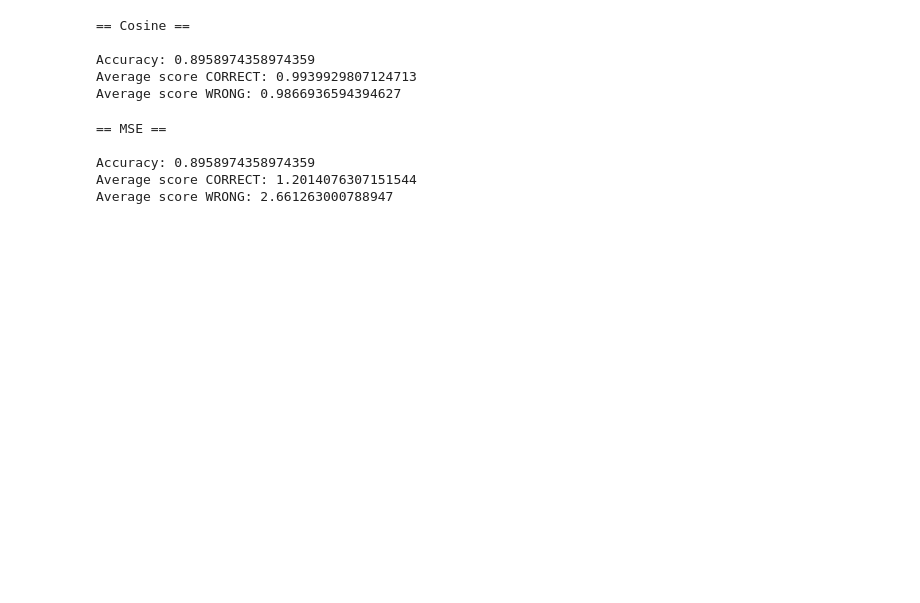
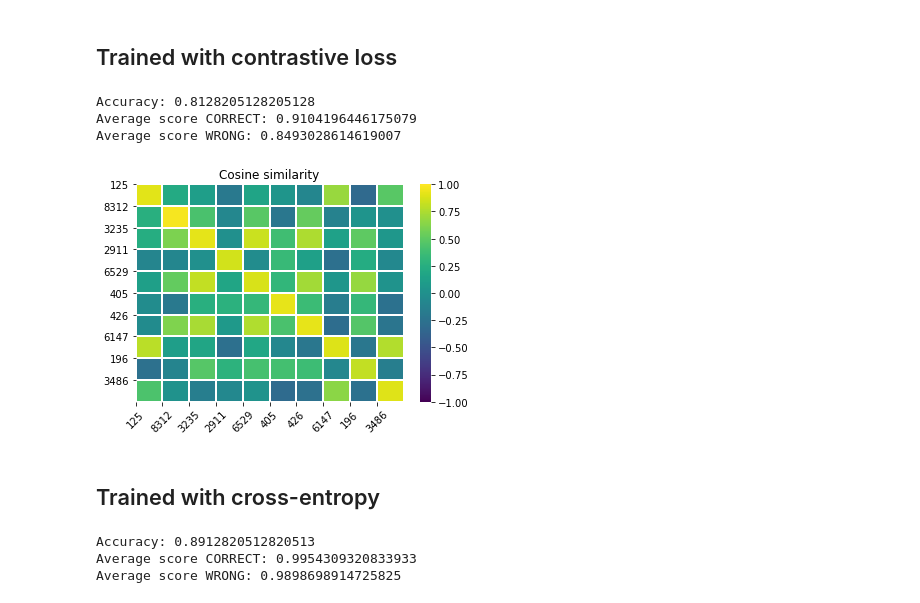
Before and after one commit to helia95/SpeakerRecognition_tutorial, a Jupyter notebook: notebooks/verification_notebook_v2.ipynb, the cells around one changed output. Cells and saved outputs as stored; diff of their text form; code cells hidden in the pictures; blank space fills up the shorter version.

Commit message:
verif_trained

```diff
--- a/notebooks/verification_notebook_v2.ipynb
+++ b/notebooks/verification_notebook_v2.ipynb
@@ -41 +50,35 @@ test_embd = load_test(path_embd_test)
+# %%
+def plot_cmap(n_users_to_plot, users, tot):
+
+    #norm_dict = {k:tot[k]['scores']/tot[k]['count'] for k in tot.keys()}
+    #df = pd.DataFrame.from_dict(norm_dict, orient='index', columns=users)
+
+    k = 0
+    F = np.zeros((n_users_to_plot, n_users_to_plot))
+
+    idx_spk_to_plot = random.sample(range(len(users)), n_users_to_plot)
+
+
+    users_to_plot = []
+
+    for idx in idx_spk_to_plot:
+
+        curr_user = users[idx]
+        users_to_plot.append(curr_user) # for plotting
+
+        norm_score = tot[curr_user]['scores'] / tot[curr_user]['count']
+
+        F[k, :] = norm_score[idx_spk_to_plot]   # add only the selected speakers
+        k += 1
+
+
+    ax = sns.heatmap(F, linewidth=1, cmap='viridis', vmin=-1, vmax=1)
+    ax.set_xticks(np.arange(len(users_to_plot)))
+    ax.set_yticks(np.arange(len(users_to_plot)))
+
+    ax.set_yticklabels(labels=users_to_plot, rotation=0)
+    ax.set_xticklabels(labels=users_to_plot, rotation=45)
+
+
+    ax.set_title("Cosine similarity")
 # %%
@@ -108,18 +139,18 @@ def analyze(db):
-# %%
-print('== Cosine ==\n')
-idx_c = analyze(DB_cosine)
-# %% [output]
-== Cosine ==
-
-Accuracy: 0.8958974358974359
-Average score CORRECT: 0.9939929807124713
-Average score WRONG: 0.9866936594394627
-# %%
-print('== MSE ==\n')
-idx_m = analyze(DB_mse)
-# %% [output]
-== MSE ==
-
-Accuracy: 0.8958974358974359
-Average score CORRECT: 1.2014076307151544
-Average score WRONG: 2.661263000788947
+# %% [markdown]
+## Trained with contrastive loss
+# %%
+path_embd_test = '/cas/DeepLearn/elperu/tmp/speech_datasets/LibriSpeech/embeddings_10/test_samples.csv'
+path_embd_enroll =  '/cas/DeepLearn/elperu/tmp/speech_datasets/LibriSpeech/embeddings_10/enroll_samples.csv'
+DB, tot, users = main(path_embd_enroll=path_embd_enroll, path_embd_test=path_embd_test)
+# %%
+idx_wrong = analyze(DB)
+# %% [output]
+Accuracy: 0.8128205128205128
+Average score CORRECT: 0.9104196446175079
+Average score WRONG: 0.8493028614619007
+# %%
+plot_cmap(10, users, tot)
+# %% [output]
+[figure, added]
+# %% [markdown]
+## Trained with cross-entropy
@@ -125,0 +161,6 @@ Average score WRONG: 2.661263000788947
+# %%
+idx_wrong_2 = analyze(DB_2)
+# %% [output]
+Accuracy: 0.8912820512820513
+Average score CORRECT: 0.9954309320833933
+Average score WRONG: 0.9898698914725825
```
Also changed, not shown: parts of 9 cells of this notebook, 6 other files.
